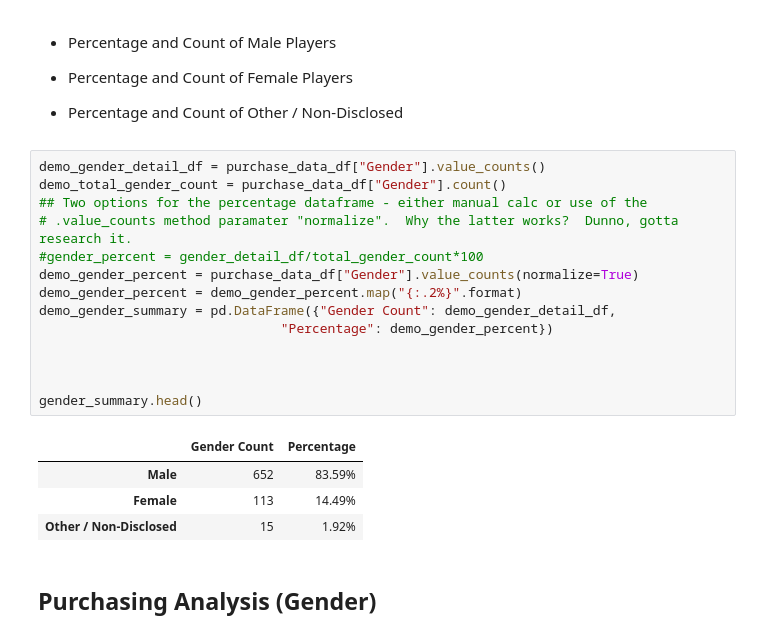
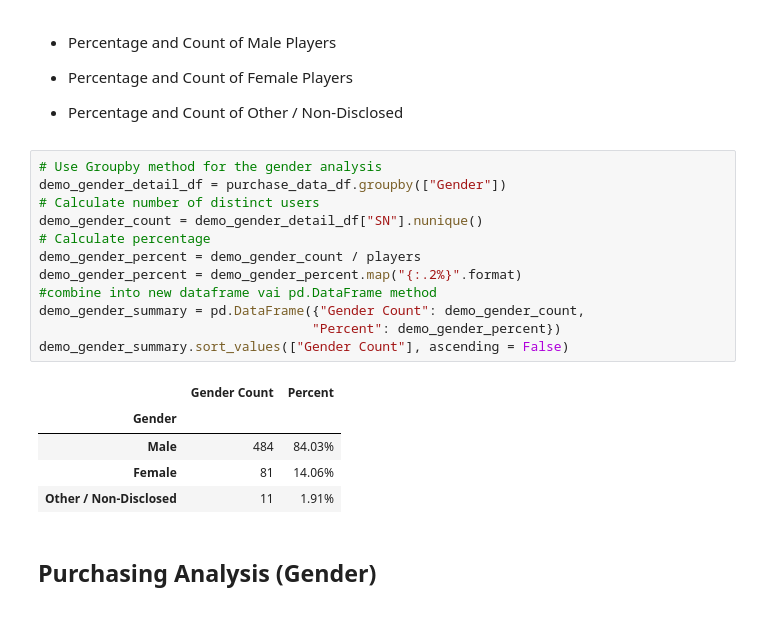
Before and after one commit to NeatUsername/pandas-challenge, a Jupyter notebook: HeroesOfPymoli/HeroesOfPymoli_starter.ipynb, the cells around one changed output. Cells and saved outputs as stored; diff of their text form.

```diff
--- a/HeroesOfPymoli/HeroesOfPymoli_starter.ipynb
+++ b/HeroesOfPymoli/HeroesOfPymoli_starter.ipynb
@@ -97,25 +104,24 @@ purchase_analysis_df
 
 
 * Percentage and Count of Other / Non-Disclosed
-# %%
-demo_gender_detail_df = purchase_data_df["Gender"].value_counts()
-demo_total_gender_count = purchase_data_df["Gender"].count()
-## Two options for the percentage dataframe - either manual calc or use of the
-# .value_counts method paramater "normalize".  Why the latter works?  Dunno, gotta research it.
-#gender_percent = gender_detail_df/total_gender_count*100
-demo_gender_percent = purchase_data_df["Gender"].value_counts(normalize=True)
-demo_gender_percent = demo_gender_percent.map("{:.2%}".format)
-demo_gender_summary = pd.DataFrame({"Gender Count": demo_gender_detail_df,
-                               "Percentage": demo_gender_percent})
-
-
-
-gender_summary.head()
-# %% [output]
-|  | Gender Count | Percentage |
-| Male | 652 | 83.59% |
-| Female | 113 | 14.49% |
-| Other / Non-Disclosed | 15 | 1.92% |
+# %%
+# Use Groupby method for the gender analysis
+demo_gender_detail_df = purchase_data_df.groupby(["Gender"])
+# Calculate number of distinct users
+demo_gender_count = demo_gender_detail_df["SN"].nunique()
+# Calculate percentage
+demo_gender_percent = demo_gender_count / players
+demo_gender_percent = demo_gender_percent.map("{:.2%}".format)
+#combine into new dataframe vai pd.DataFrame method
+demo_gender_summary = pd.DataFrame({"Gender Count": demo_gender_count,
+                                   "Percent": demo_gender_percent})
+demo_gender_summary.sort_values(["Gender Count"], ascending = False)
+# %% [output]
+|  | Gender Count | Percent |
+| Gender |  |  |
+| Male | 484 | 84.03% |
+| Female | 81 | 14.06% |
+| Other / Non-Disclosed | 11 | 1.91% |
 # %% [markdown]
 
 ## Purchasing Analysis (Gender)
```
Also changed, not shown: parts of 3 cells of this notebook.
